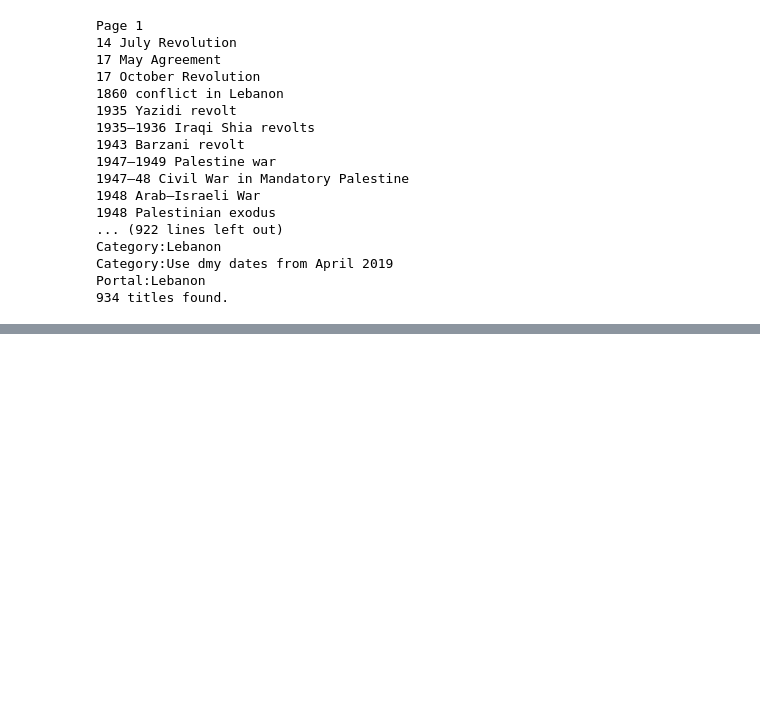
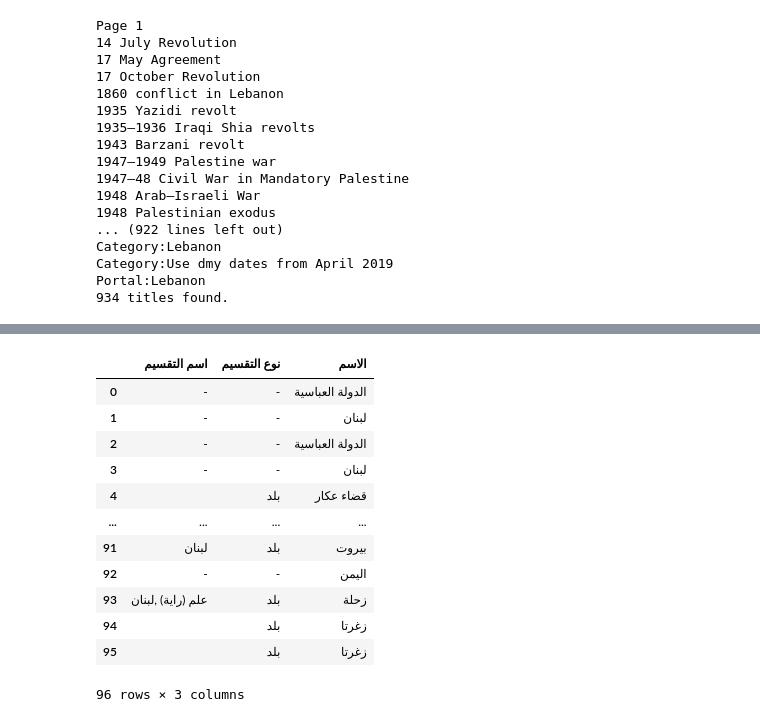
Before and after one commit to hiyamgh/HiddenChronicles-IdeologyDetection, a Jupyter notebook: semantic_shifts/wikipedia/scrape_wikipedia-arabic.ipynb, the cells around one changed output, grey strips where cells are left out. Drawn from its saved outputs; the diff is of its cells as text; code cells hidden in the pictures; blank space fills up the shorter version.

```diff
--- a/semantic_shifts/wikipedia/scrape_wikipedia-arabic.ipynb
+++ b/semantic_shifts/wikipedia/scrape_wikipedia-arabic.ipynb
@@ -744,0 +1084,16 @@ df_politician_ar.to_csv(os.path.join(datasets_dir, 'politicians_ar.csv'), index=
+# %%
+df_locations_ar
+# %% [output]
+|  | اسم التقسيم | نوع التقسيم | الاسم |
+| 0 | - | - | الدولة العباسية |
+| 1 | - | - | لبنان |
+| 2 | - | - | الدولة العباسية |
+| 3 | - | - | لبنان |
+| 4 |  | بلد | قضاء عكار |
+| ... | ... | ... | ... |
+| 91 | لبنان | بلد | بيروت |
+| 92 | - | - | اليمن |
+| 93 | علم (راية) ,لبنان | بلد | زحلة |
+| 94 |  | بلد | زغرتا |
+| 95 |  | بلد | زغرتا |
+96 rows × 3 columns
```
Also changed, not shown: parts of 12 cells of this notebook, 6 other files.
